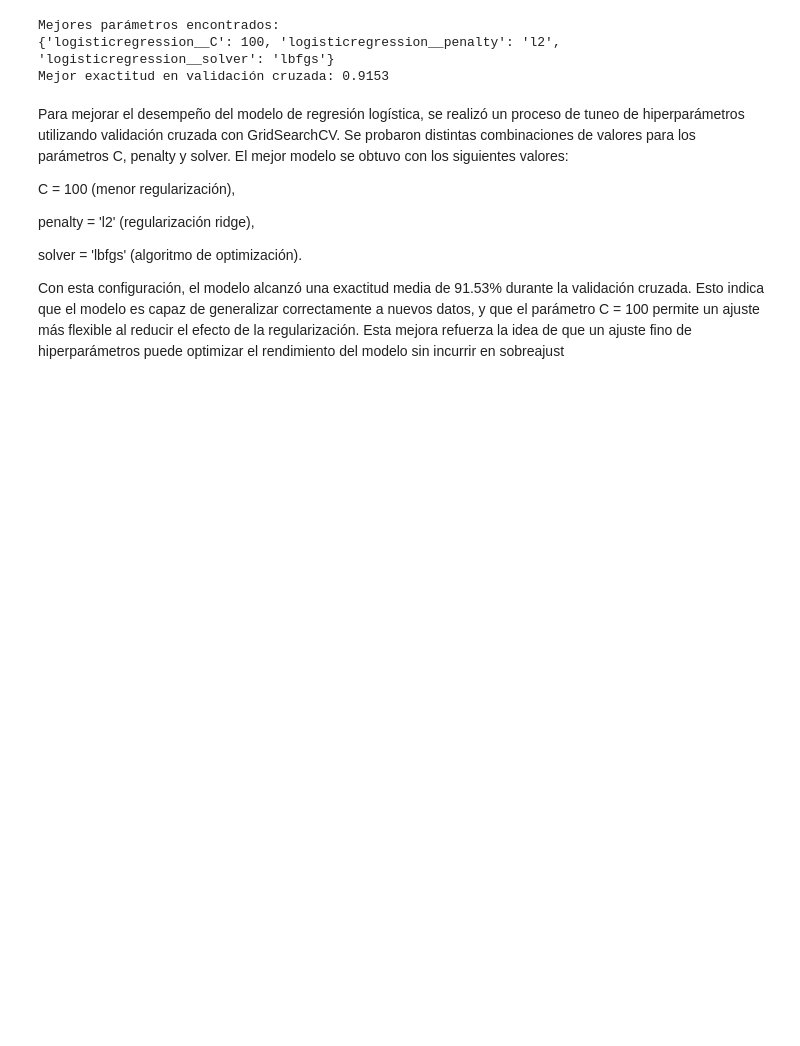
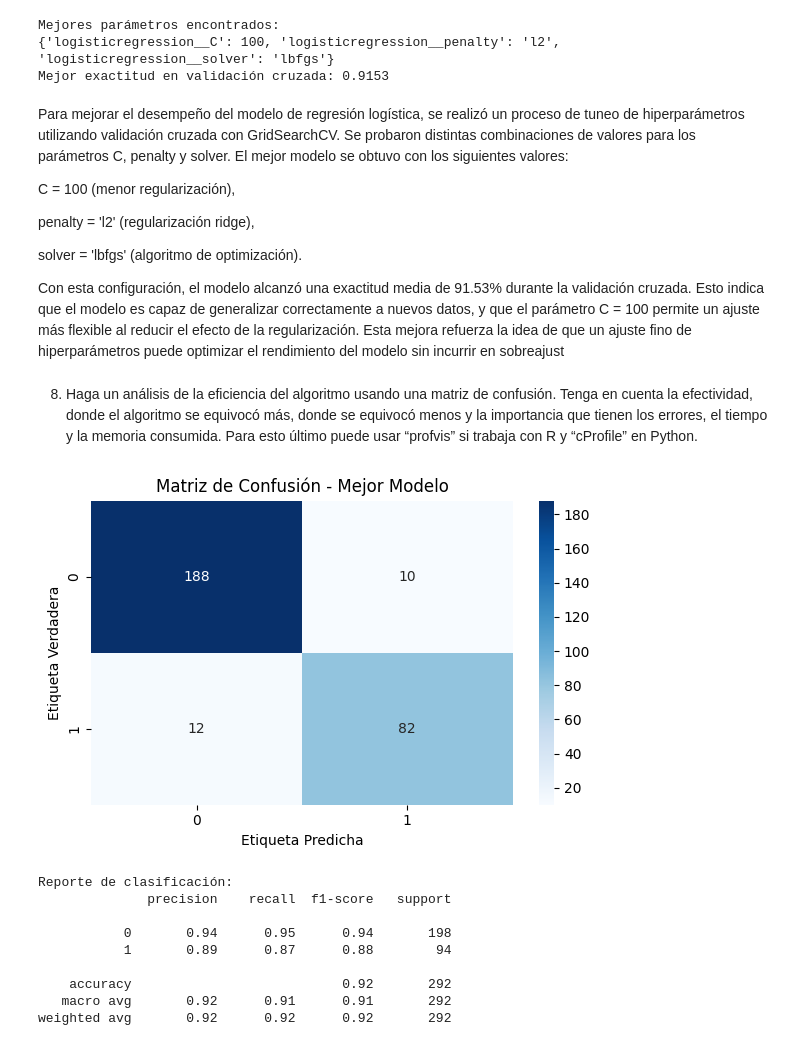
Before and after one commit to michellemej22596/HT3-MineriaDeDatos, a Jupyter notebook: HTD7/Actividades 1-4.ipynb, the cells around one changed output. Drawn from its saved outputs; the diff is of its cells as text; code cells hidden in the pictures; blank space fills up the shorter version.

```diff
--- a/HTD7/Actividades 1-4.ipynb
+++ b/HTD7/Actividades 1-4.ipynb
@@ -280,3 +280,43 @@ penalty = 'l2' (regularización ridge),
 solver = 'lbfgs' (algoritmo de optimización).
 
 Con esta configuración, el modelo alcanzó una exactitud media de 91.53% durante la validación cruzada. Esto indica que el modelo es capaz de generalizar correctamente a nuevos datos, y que el parámetro C = 100 permite un ajuste más flexible al reducir el efecto de la regularización. Esta mejora refuerza la idea de que un ajuste fino de hiperparámetros puede optimizar el rendimiento del modelo sin incurrir en sobreajust
+# %% [markdown]
+8. Haga un análisis de la eficiencia del algoritmo usando una matriz de confusión. Tenga en cuenta la
+efectividad, donde el algoritmo se equivocó más, donde se equivocó menos y la importancia que tienen
+los errores, el tiempo y la memoria consumida. Para esto último puede usar “profvis” si trabaja con R y
+“cProfile” en Python.
+# %%
+from sklearn.metrics import confusion_matrix, classification_report, accuracy_score
+import seaborn as sns
+import matplotlib.pyplot as plt
+
+# Aplicar mejor modelo al conjunto de prueba
+mejor_modelo = grid_search.best_estimator_
+y_pred_mejor = mejor_modelo.predict(X_test)
+
+# Matriz de confusión
+cm = confusion_matrix(y_test, y_pred_mejor)
+
+# Visualizar
+plt.figure(figsize=(6, 4))
+sns.heatmap(cm, annot=True, fmt='d', cmap='Blues', xticklabels=mejor_modelo.classes_, yticklabels=mejor_modelo.classes_)
+plt.title("Matriz de Confusión - Mejor Modelo")
+plt.xlabel("Etiqueta Predicha")
+plt.ylabel("Etiqueta Verdadera")
+plt.tight_layout()
+plt.show()
+
+# Reporte detallado
+print("Reporte de clasificación:")
+print(classification_report(y_test, y_pred_mejor))
+# %% [output]
+[figure, added]
+Reporte de clasificación:
+              precision    recall  f1-score   support
+
+           0       0.94      0.95      0.94       198
+           1       0.89      0.87      0.88        94
+
+    accuracy                           0.92       292
+   macro avg       0.92      0.91      0.91       292
+weighted avg       0.92      0.92      0.92       292
```
Also changed, not shown: parts of 2 cells of this notebook.
